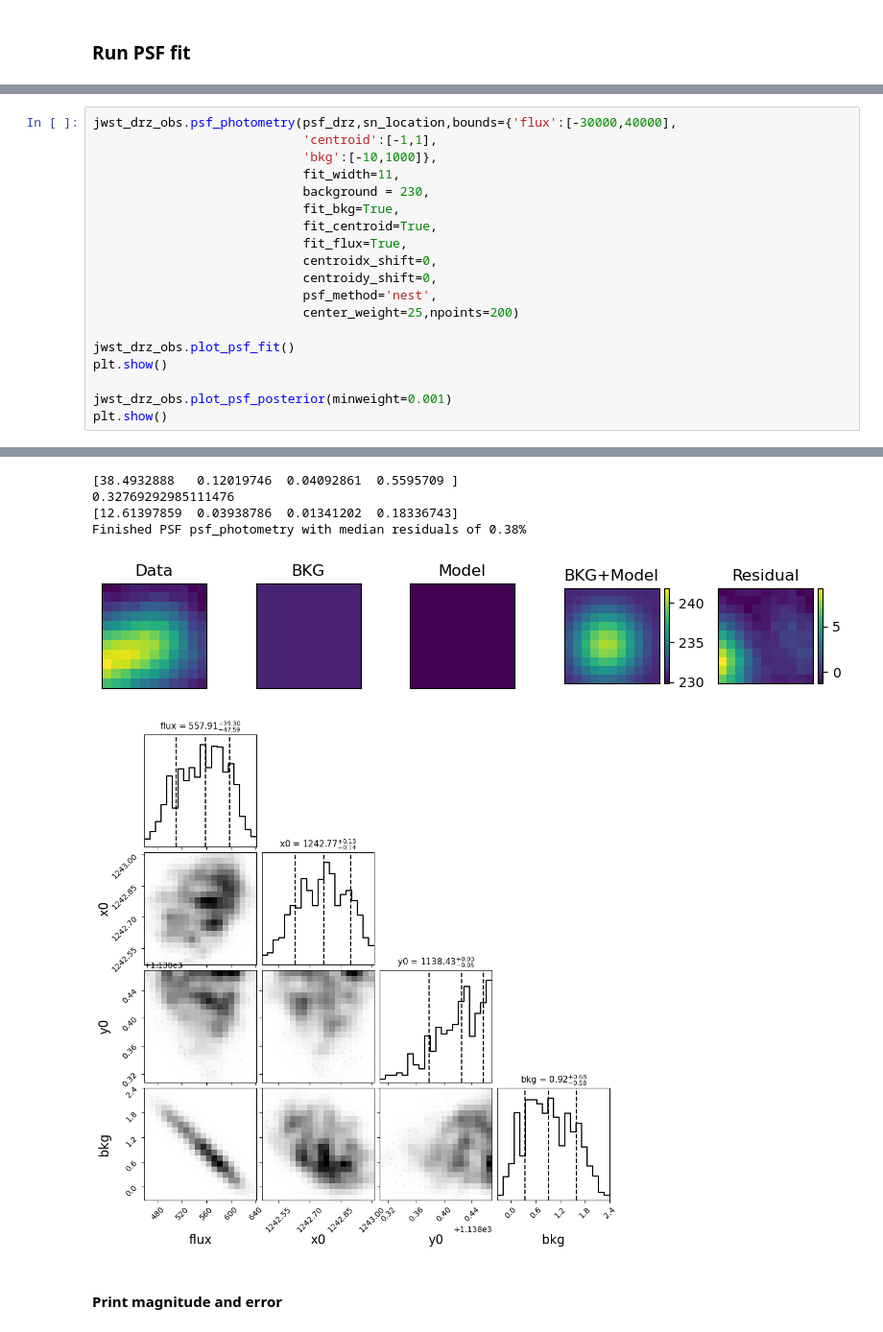
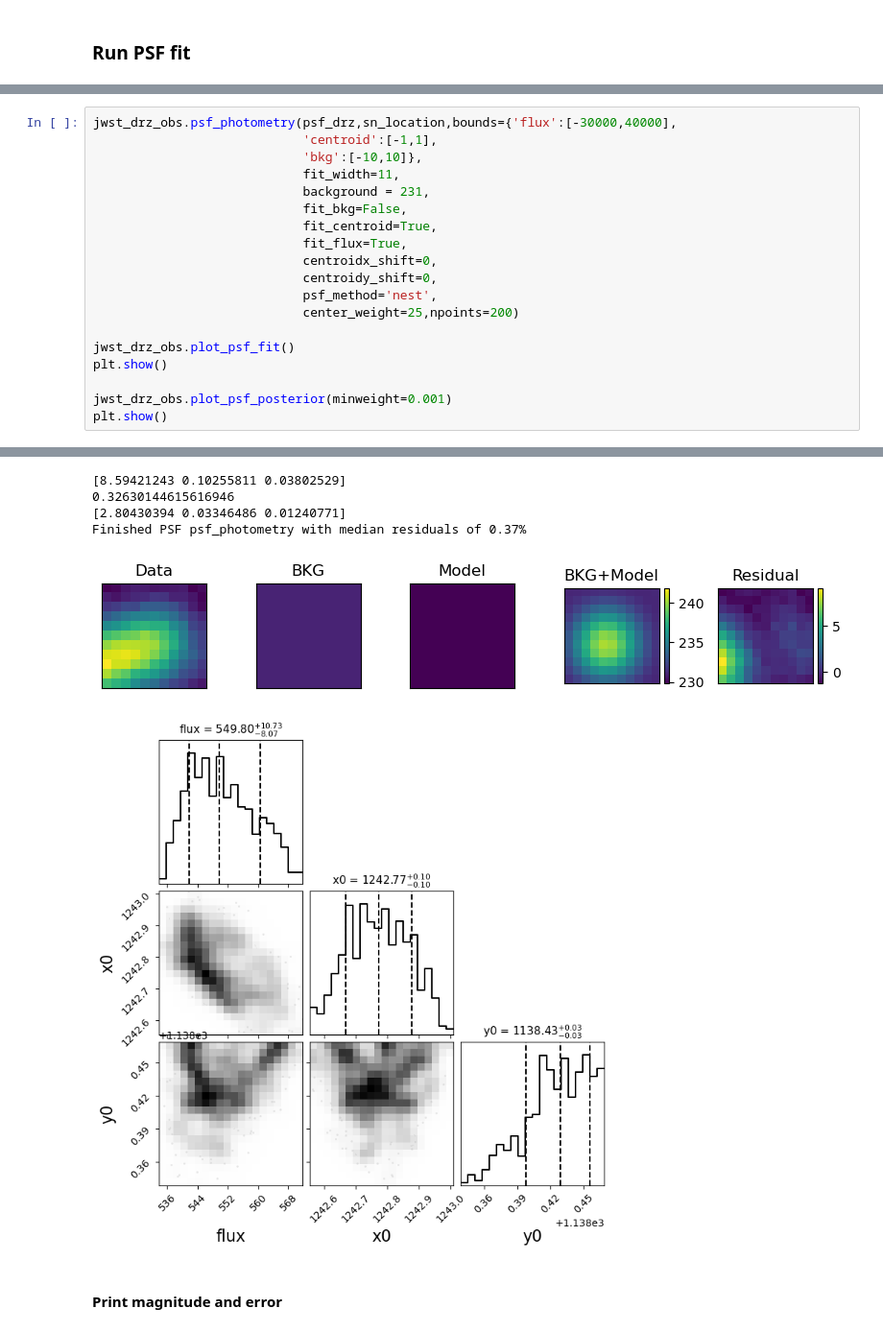
Before and after one commit to skressy/sn_dust, a Jupyter notebook: photometry/83V_JWST_phot.ipynb, the cells around one changed output, grey strips where cells are left out. Shown at 96% size. Cells and saved outputs as stored; diff of their text form.

```diff
--- a/photometry/83V_JWST_phot.ipynb
+++ b/photometry/83V_JWST_phot.ipynb
@@ -677,10 +703,10 @@ plt.show()
 # %%
 jwst_drz_obs.psf_photometry(psf_drz,sn_location,bounds={'flux':[-30000,40000],
                             'centroid':[-1,1],
-                            'bkg':[-10,1000]},
+                            'bkg':[-10,10]},
                             fit_width=11,
-                            background = 230,
-                            fit_bkg=True,
+                            background = 231,
+                            fit_bkg=False,
                             fit_centroid=True,
                             fit_flux=True,
                             centroidx_shift=0,
@@ -698,9 +724,9 @@ plt.show()
-[38.4932888   0.12019746  0.04092861  0.5595709 ]
-0.32769292985111476
-[12.61397859  0.03938786  0.01341202  0.18336743]
-Finished PSF psf_photometry with median residuals of 0.38%
+[8.59421243 0.10255811 0.03802529]
+0.32630144615616946
+[2.80430394 0.03346486 0.01240771]
+Finished PSF psf_photometry with median residuals of 0.37%
 [figure]
-[figure, old version]
+[figure, new version]
 # %% [markdown]
 #### Print magnitude and error
 # %%
```
Also changed, not shown: parts of 51 cells of this notebook, 1 other file.
